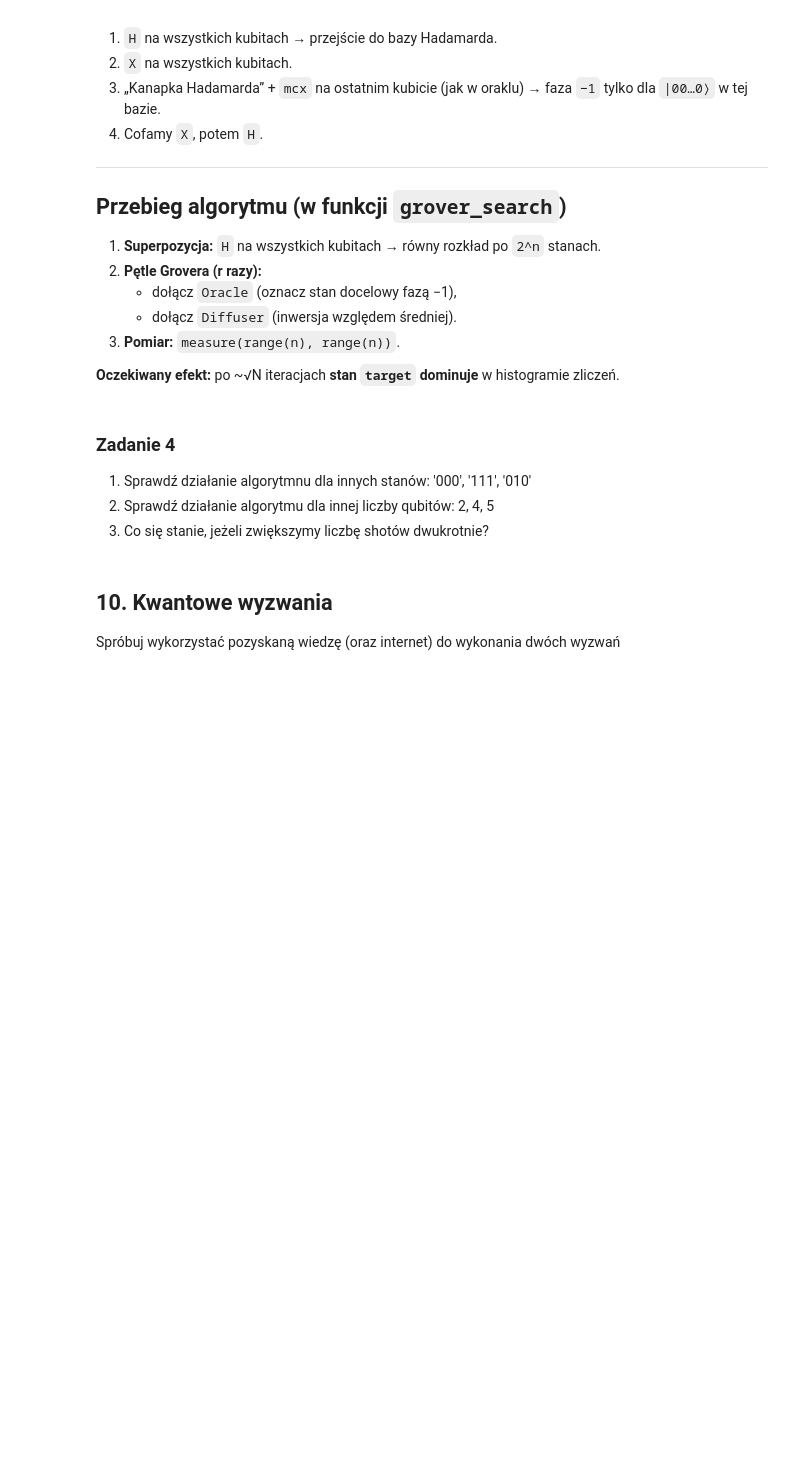
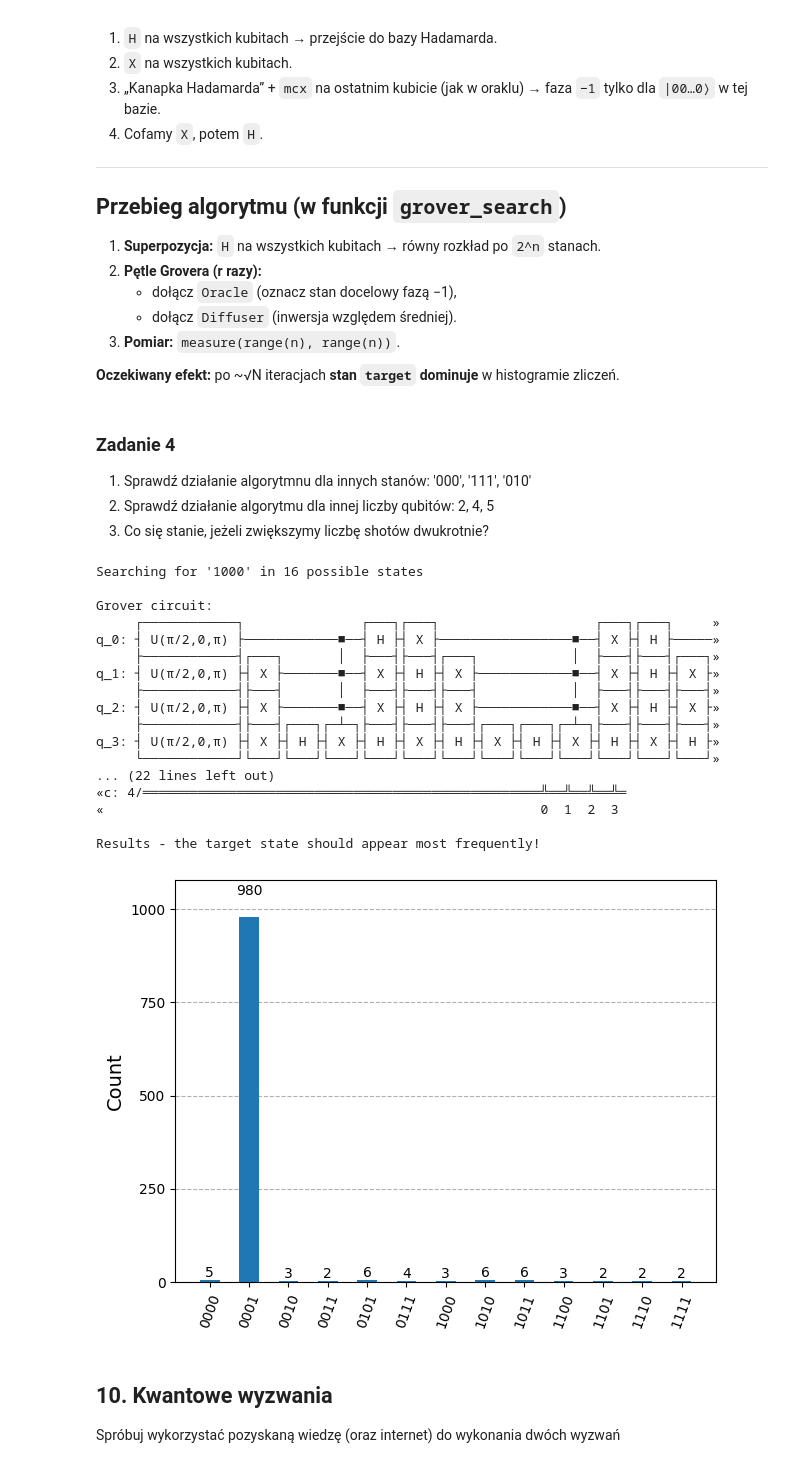
Before and after one commit to T2ooomasz/Masters, a Jupyter notebook: GHOST/GHOST-2.ipynb, the cells around one changed output. Drawn from its saved outputs; the diff is of its cells as text; code cells hidden in the pictures; blank space fills up the shorter version.

```diff
--- a/GHOST/GHOST-2.ipynb
+++ b/GHOST/GHOST-2.ipynb
@@ -428,6 +644,7 @@ def grover_oracle(target):
         if bit == '0':
             oracle.x(i)
 
+    oracle.barrier()
     return oracle
 
 
@@ -443,6 +660,8 @@ def diffusion_operator(n):
 
     diffusion.x(range(n))
     diffusion.h(range(n))
+
+    diffusion.barrier()
 
     return diffusion
 
@@ -538,6 +759,42 @@ Funkcja: `diffusion_operator(n)`
 # Zmień liczbę qubitów
 
 # Podwój liczbę iteracji
+# %%
+target = '1000'
+n_qubits = 4
+
+grover_circuit = grover_search(target)
+
+print(f"Searching for '{target}' in {2**n_qubits} possible states")
+print("\nGrover circuit:")
+print(grover_circuit.draw())
+
+transpiled_grover = transpile(grover_circuit, backend)
+job = backend.run(transpiled_grover, shots=1024)
+result = job.result()
+counts = result.get_counts(transpiled_grover)
+
+print("\nResults - the target state should appear most frequently!")
+plot_histogram(counts)
+# %% [output]
+Searching for '1000' in 16 possible states
+
+Grover circuit:
+     ┌────────────┐               ┌───┐┌───┐                    ┌───┐┌───┐     »
+q_0: ┤ U(π/2,0,π) ├────────────■──┤ H ├┤ X ├─────────────────■──┤ X ├┤ H ├─────»
+     ├────────────┤┌───┐       │  ├───┤├───┤┌───┐            │  ├───┤├───┤┌───┐»
+q_1: ┤ U(π/2,0,π) ├┤ X ├───────■──┤ X ├┤ H ├┤ X ├────────────■──┤ X ├┤ H ├┤ X ├»
+     ├────────────┤├───┤       │  ├───┤├───┤├───┤            │  ├───┤├───┤├───┤»
+q_2: ┤ U(π/2,0,π) ├┤ X ├───────■──┤ X ├┤ H ├┤ X ├────────────■──┤ X ├┤ H ├┤ X ├»
+     ├────────────┤├───┤┌───┐┌─┴─┐├───┤├───┤├───┤┌───┐┌───┐┌─┴─┐├───┤├───┤├───┤»
+q_3: ┤ U(π/2,0,π) ├┤ X ├┤ H ├┤ X ├┤ H ├┤ X ├┤ H ├┤ X ├┤ H ├┤ X ├┤ H ├┤ X ├┤ H ├»
+     └────────────┘└───┘└───┘└───┘└───┘└───┘└───┘└───┘└───┘└───┘└───┘└───┘└───┘»
+... (22 lines left out)
+«c: 4/═══════════════════════════════════════════════════╩══╩══╩══╩═
+«                                                        0  1  2  3
+
+Results - the target state should appear most frequently!
+[figure, added]
 # %% [markdown]
 ## 10. Kwantowe wyzwania
 
```
Also changed, not shown: parts of 15 cells of this notebook.
